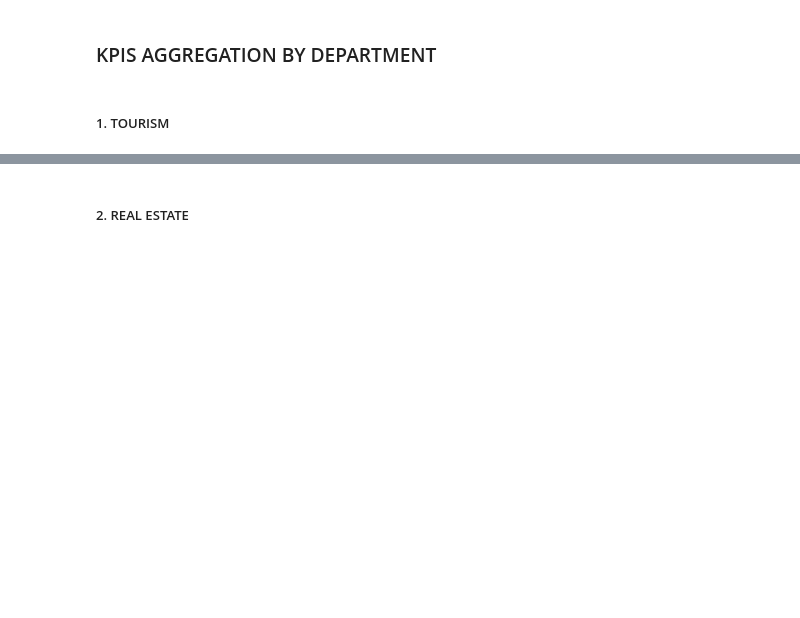
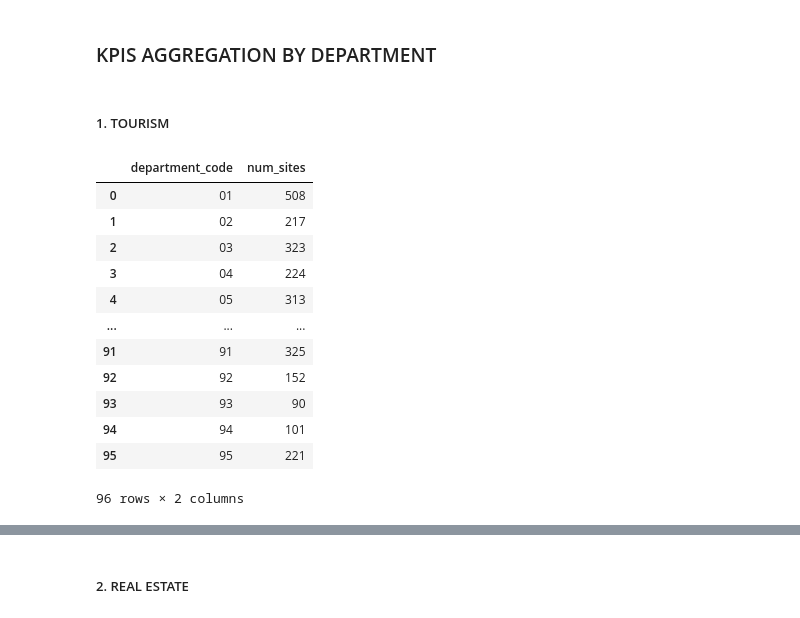
Before and after one commit to MChvtta/prello_scoring_system, a Jupyter notebook: notebooks/MC_Transformation.ipynb, the cells around one changed output, grey strips where cells are left out. Saved outputs shown, nothing was run; the diff lists cells and outputs as text; code cells hidden in the pictures; blank space fills up the shorter version.

```diff
--- a/notebooks/MC_Transformation.ipynb
+++ b/notebooks/MC_Transformation.ipynb
@@ -263,3 +281,26 @@ real_estate_df.head(1)
 ### KPIS AGGREGATION BY DEPARTMENT
 # %% [markdown]
 ##### 1. TOURISM
+# %%
+# 1.1 Nombre de sites touristiques par département
+# Joindre les informations de géolocalisation pour obtenir les départements
+site_dep_df = site_df.merge(georef_df[['municipality_code', 'department_code']], on='municipality_code')
+
+# Calculer le nombre de sites touristiques par département
+num_sites_per_department = site_dep_df.groupby('department_code')['poi'].count().reset_index()
+num_sites_per_department.rename(columns={'poi': 'num_sites'}, inplace=True)
+num_sites_per_department
+# %% [output]
+|  | department_code | num_sites |
+| 0 | 01 | 508 |
+| 1 | 02 | 217 |
+| 2 | 03 | 323 |
+| 3 | 04 | 224 |
+| 4 | 05 | 313 |
+| ... | ... | ... |
+| 91 | 91 | 325 |
+| 92 | 92 | 152 |
+| 93 | 93 | 90 |
+| 94 | 94 | 101 |
+| 95 | 95 | 221 |
+96 rows × 2 columns
```
Also changed, not shown: parts of 20 cells of this notebook, 1 other file.
